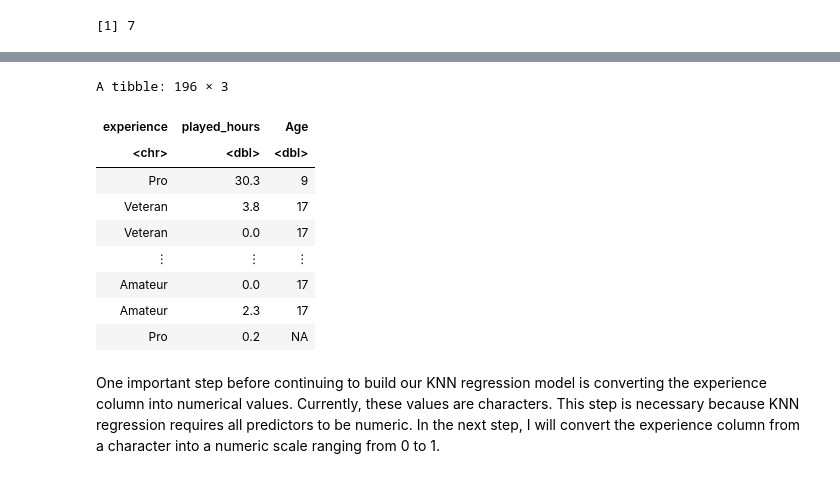
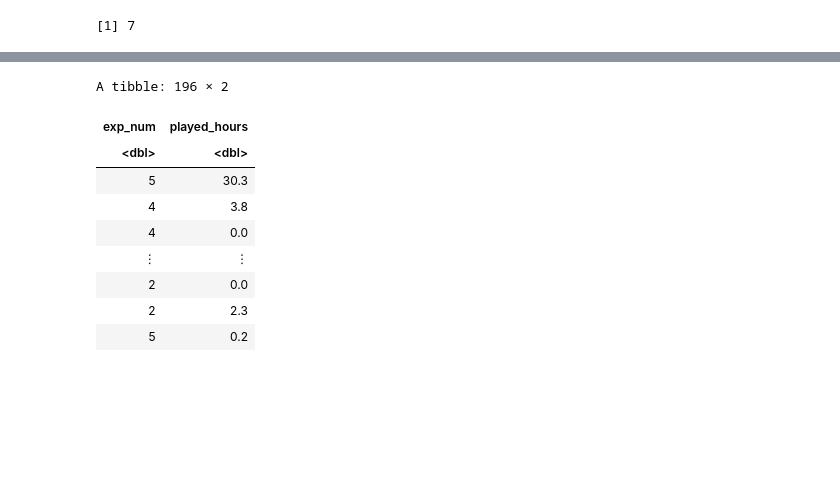
Before and after one commit to anroopchandi/datasci_project, a Jupyter notebook: Project-Notebook.ipynb, the cells around one changed output, grey strips where cells are left out. Drawn from its saved outputs; the diff is of its cells as text; code cells hidden in the pictures; blank space fills up the shorter version.

```diff
--- a/Project-Notebook.ipynb
+++ b/Project-Notebook.ipynb
@@ -109,19 +122,24 @@ Now that we understand our data set, let’s tidy and wrangle it for ease of use
 # %%
-# Select only the relevant columns for the analysis
-players_selected <- players_data |>
-  select(experience, played_hours, Age)
+players_data <- read_csv("players (1).csv", show_col_types = FALSE) %>%
+  mutate(
+    experience = factor(
+      experience,
+      levels = c("Beginner", "Amateur", "Regular", "Veteran", "Pro"),
+    ),
+    exp_num = as.numeric(experience)
+  )
 
-players_selected
+knn_df <- players_data %>%
+  select(exp_num, played_hours)
+knn_df
 # %% [output]
-A tibble: 196 × 3
+A tibble: 196 × 2
-| experience | played_hours | Age |
-| <chr> | <dbl> | <dbl> |
-| Pro | 30.3 | 9 |
-| Veteran | 3.8 | 17 |
-| Veteran | 0.0 | 17 |
-| ⋮ | ⋮ | ⋮ |
-| Amateur | 0.0 | 17 |
-| Amateur | 2.3 | 17 |
-| Pro | 0.2 | NA |
+| exp_num | played_hours |
+| <dbl> | <dbl> |
+| 5 | 30.3 |
+| 4 | 3.8 |
+| 4 | 0.0 |
+| ⋮ | ⋮ |
+| 2 | 0.0 |
+| 2 | 2.3 |
+| 5 | 0.2 |
-# %% [markdown]
-One important step before continuing to build our KNN regression model is converting the experience column into numerical values. Currently, these values are characters. This step is necessary because KNN regression requires all predictors to be numeric. In the next step, I will convert the experience column from a character into a numeric scale ranging from 0 to 1.
```
Also changed, not shown: parts of 47 cells of this notebook.
